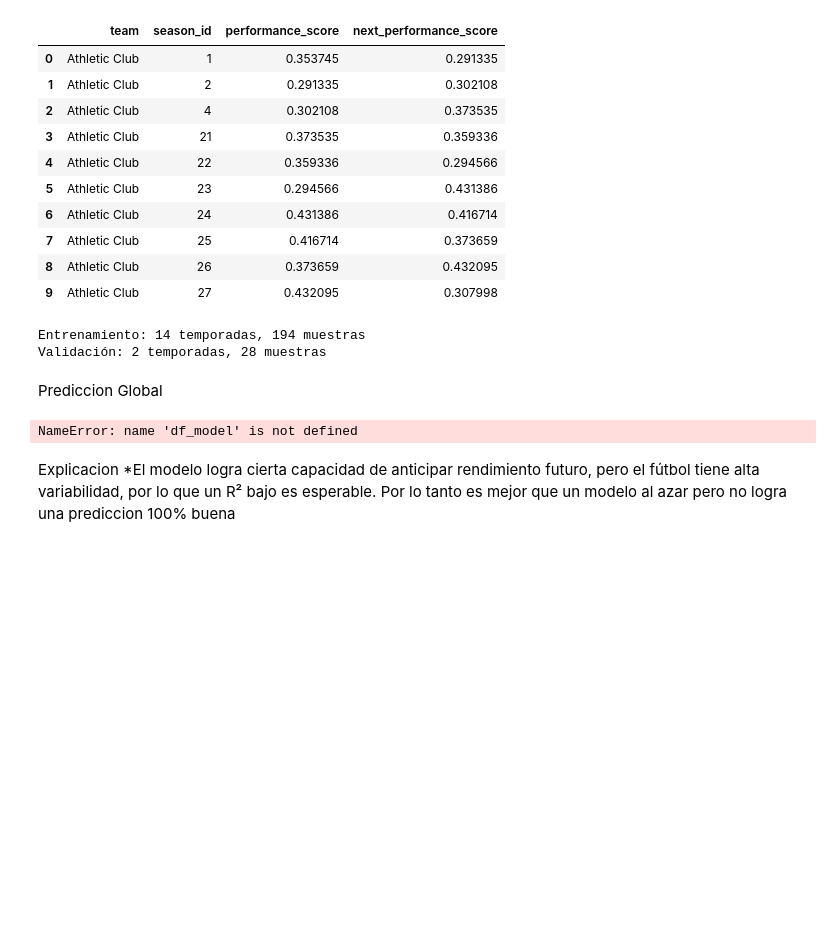
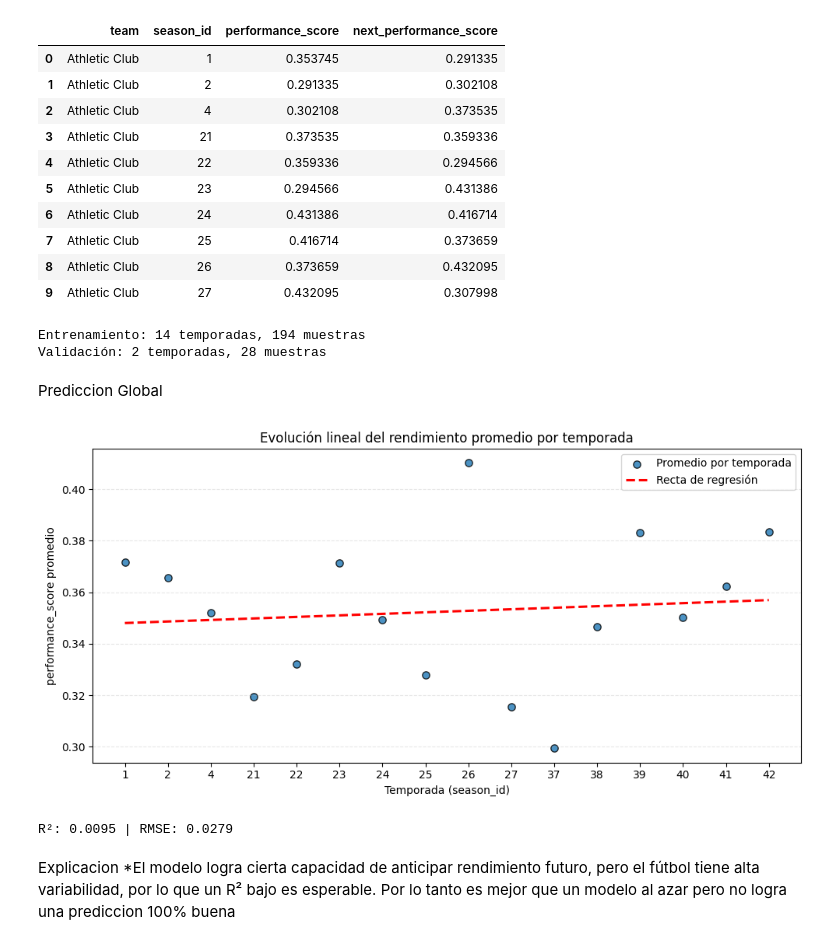
Before and after one commit to VainstubTomas/Aprendizaje_Automatico_Grandes_Datos, a Jupyter notebook: main.ipynb, the cells around one changed output. Cells and saved outputs as stored; diff of their text form; code cells hidden in the pictures; blank space fills up the shorter version.

```diff
--- a/main.ipynb
+++ b/main.ipynb
@@ -1662,36 +1669,37 @@ X_idx = np.arange(len(season_avg))[mask_valid].reshape(-1, 1)
 y_fit = season_avg[mask_valid].values
 
 # 3) Ajuste lineal
 lin = LinearRegression().fit(X_idx, y_fit)
 y_pred = lin.predict(X_idx)
 
 r2 = r2_score(y_fit, y_pred)
 rmse = np.sqrt(mean_squared_error(y_fit, y_pred))
 slope = lin.coef_[0]
 intercept = lin.intercept_
 
 # 4) Línea suavizada para la recta de regresión
 x_line = np.linspace(0, len(season_avg)-1, 200).reshape(-1, 1)
 y_line = lin.predict(x_line)
 
 # 5) Gráfico
 plt.figure(figsize=(10, 5))
 plt.scatter(range(len(seasons_all)), season_avg, s=45, edgecolor='k',
             alpha=0.8, label='Promedio por temporada')
 plt.plot(x_line, y_line, 'r--', linewidth=2.2, label='Recta de regresión')
 
 plt.xticks(range(len(seasons_all)), seasons_all, rotation=0)
 plt.xlabel("Temporada (season_id)")
-plt.ylabel("performance_score promedio (t+1)")
-plt.title("Evolución lineal del rendimiento promedio por temporada (t+1)")
+plt.ylabel("performance_score promedio")
+plt.title("Evolución lineal del rendimiento promedio por temporada")
 plt.legend()
 plt.grid(axis='y', ls='--', alpha=0.3)
 plt.tight_layout()
 plt.show()
 
 print(f"R²: {r2:.4f} | RMSE: {rmse:.4f}")
 # %% [output]
+[figure, added]
-NameError: name 'df_model' is not defined
+R²: 0.0095 | RMSE: 0.0279
 # %% [markdown]
 Explicacion
 *El modelo logra cierta capacidad de anticipar rendimiento futuro, pero el fútbol tiene alta variabilidad, por lo que un R² bajo es esperable. Por lo tanto es mejor que un modelo al azar pero no logra una prediccion 100% buena
```
Also changed, not shown: parts of 13 cells of this notebook.
